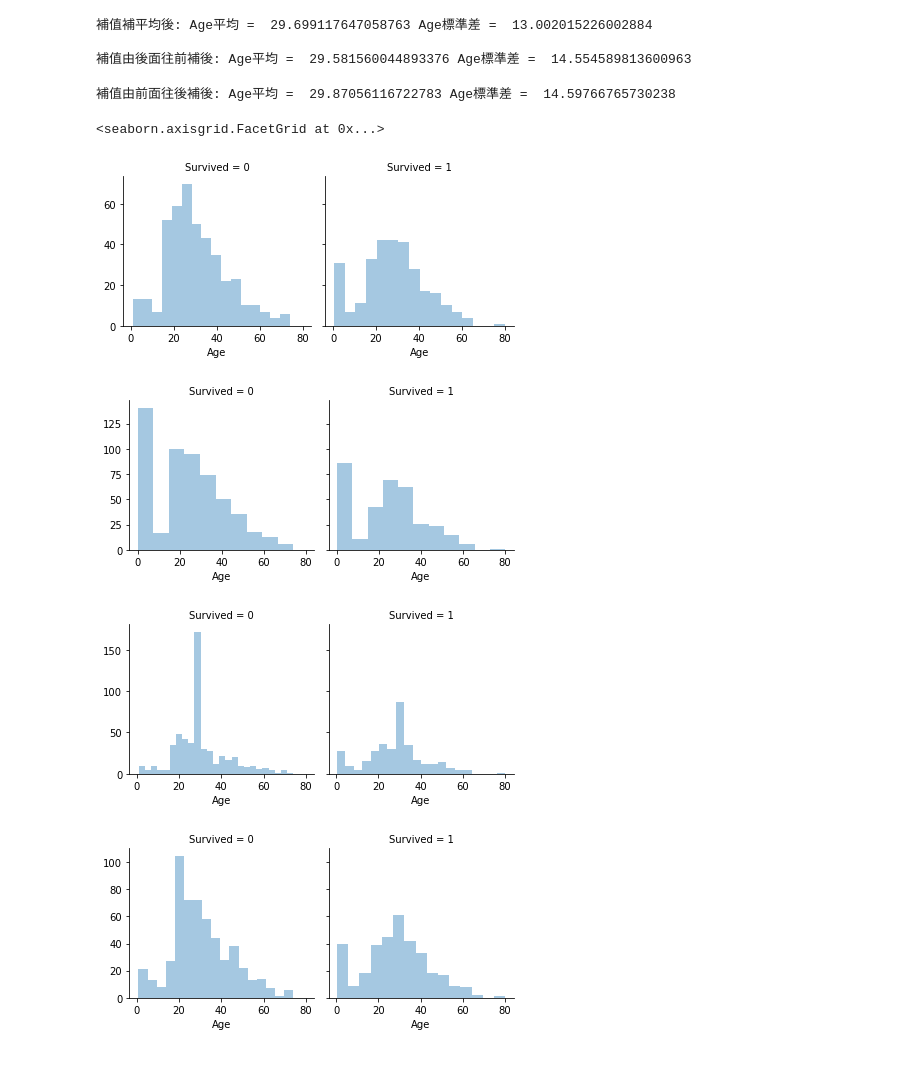
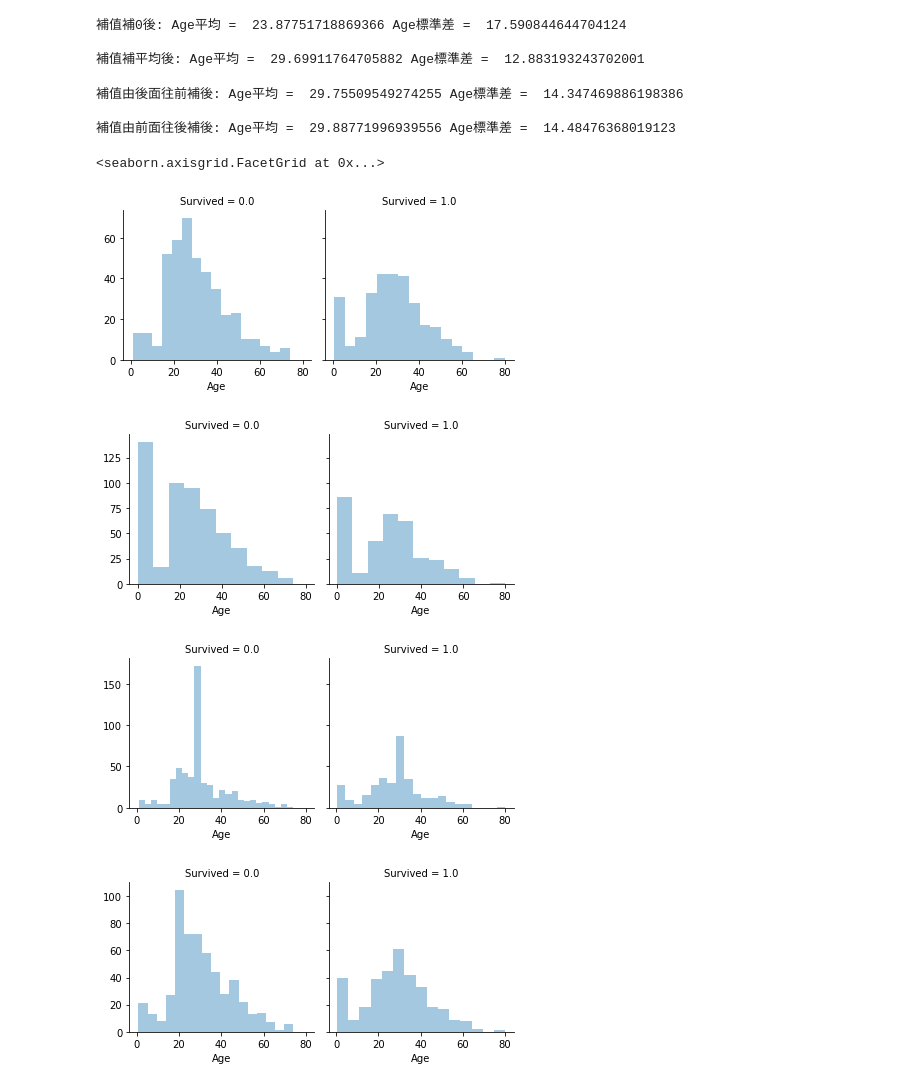
Before and after one commit to anyu-chen/ML100Days, a Jupyter notebook: homework/D35 探索性資料分析(EDA)_數據理解與重覆和遺失值處理.ipynb, the cells around one changed output. Cells and saved outputs as stored; diff of their text form; code cells hidden in the pictures.

```diff
--- a/homework/D35 探索性資料分析(EDA)_數據理解與重覆和遺失值處理.ipynb
+++ b/homework/D35 探索性資料分析(EDA)_數據理解與重覆和遺失值處理.ipynb
@@ -27,39 +27,47 @@ print("\n")
 print("Q1 answer: Train data多一筆Survived的欄位,且資料量比Test data還要多出一倍以上")
 
 df_test = df_test.replace('null',np.NaN)   #要先轉換資料類型為‘null’的
-print("Q2 answer: Test data miss data is ", df_test.isnull().any().sum())
+print("Q2 answer: Test data miss data is ", df_test.isnull().any(), df_test.isnull().any().sum())
 print("\n")
+
+data = df_train.append(df_test)
 print("Q3 answer: ",
-      "\n補值前: Age平均 = ",df_train['Age'].mean(), "Age標準差 = ",df_train['Age'].std()
+      "\n補值前: Age平均 = ",data['Age'].mean(), "Age標準差 = ",data['Age'].std()
      )
-g = sns.FacetGrid(df_train, col='Survived')
+g = sns.FacetGrid(data, col='Survived')
 g.map(sns.distplot, 'Age', kde=False)
 ###補0後的平均及標準差
-df_train['Age'] = df_train['Age'].fillna(0)
-print("\n補值補0後: Age平均 = ",df_train['Age'].mean(), "Age標準差 = ",df_train['Age'].std()
+data['Age'] = data['Age'].fillna(0)
+print("\n補值補0後: Age平均 = ",data['Age'].mean(), "Age標準差 = ",data['Age'].std()
      )
-g = sns.FacetGrid(df_train, col='Survived')
+g = sns.FacetGrid(data, col='Survived')
 g.map(sns.distplot, 'Age', kde=False)
 ###補平均值後的平均及標準差
 df_train = pd.read_csv("Titanic_train.csv")
-df_train['Age'] = df_train['Age'].fillna(df_train['Age'].mean())
-print("\n補值補平均後: Age平均 = ",df_train['Age'].mean(), "Age標準差 = ",df_train['Age'].std()
+df_test = pd.read_csv("Titanic_test.csv")
+data = df_train.append(df_test)
+data['Age'] = data['Age'].fillna(data['Age'].mean())
+print("\n補值補平均後: Age平均 = ",df_train['Age'].mean(), "Age標準差 = ",data['Age'].std()
      )
-g = sns.FacetGrid(df_train, col='Survived')
+g = sns.FacetGrid(data, col='Survived')
 g.map(sns.distplot, 'Age', kde=False)
 ###往後補前的平均及標準差
 df_train = pd.read_csv("Titanic_train.csv")
-df_train['Age'] = df_train['Age'].fillna(method = 'pad')
-print("\n補值由後面往前補後: Age平均 = ",df_train['Age'].mean(), "Age標準差 = ",df_train['Age'].std()
+df_test = pd.read_csv("Titanic_test.csv")
+data = df_train.append(df_test)
+data['Age'] = data['Age'].fillna(method = 'pad')
+print("\n補值由後面往前補後: Age平均 = ",data['Age'].mean(), "Age標準差 = ",data['Age'].std()
      )
-g = sns.FacetGrid(df_train, col='Survived')
+g = sns.FacetGrid(data, col='Survived')
 g.map(sns.distplot, 'Age', kde=False)
 ###往前補後的平均及標準差
 df_train = pd.read_csv("Titanic_train.csv")
-df_train['Age'] = df_train['Age'].fillna(method = 'bfill')
-print("\n補值由前面往後補後: Age平均 = ",df_train['Age'].mean(), "Age標準差 = ",df_train['Age'].std()
+df_test = pd.read_csv("Titanic_test.csv")
+data = df_train.append(df_test)
+data['Age'] = data['Age'].fillna(method = 'bfill')
+print("\n補值由前面往後補後: Age平均 = ",data['Age'].mean(), "Age標準差 = ",data['Age'].std()
      )
-g = sns.FacetGrid(df_train, col='Survived')
+g = sns.FacetGrid(data, col='Survived')
 g.map(sns.distplot, 'Age', kde=False)
 # %% [output]
 <class 'pandas.core.frame.DataFrame'>
@@ -82,9 +90,11 @@ Q3 answer:
-補值補平均後: Age平均 =  29.699117647058763 Age標準差 =  13.002015226002884
+補值補0後: Age平均 =  23.87751718869366 Age標準差 =  17.590844644704124
 
-補值由後面往前補後: Age平均 =  29.581560044893376 Age標準差 =  14.554589813600963
+補值補平均後: Age平均 =  29.69911764705882 Age標準差 =  12.883193243702001
-補值由前面往後補後: Age平均 =  29.87056116722783 Age標準差 =  14.59766765730238
+補值由後面往前補後: Age平均 =  29.75509549274255 Age標準差 =  14.347469886198386
+
+補值由前面往後補後: Age平均 =  29.88771996939556 Age標準差 =  14.48476368019123
 <seaborn.axisgrid.FacetGrid at 0x...>
-[figure, old version]
+[figure, new version]
-[figure, old version]
+[figure, new version]
-[figure, old version]
+[figure, new version]
-[figure, old version]
+[figure, new version]
```
Also changed, not shown: parts of 2 cells of this notebook.
